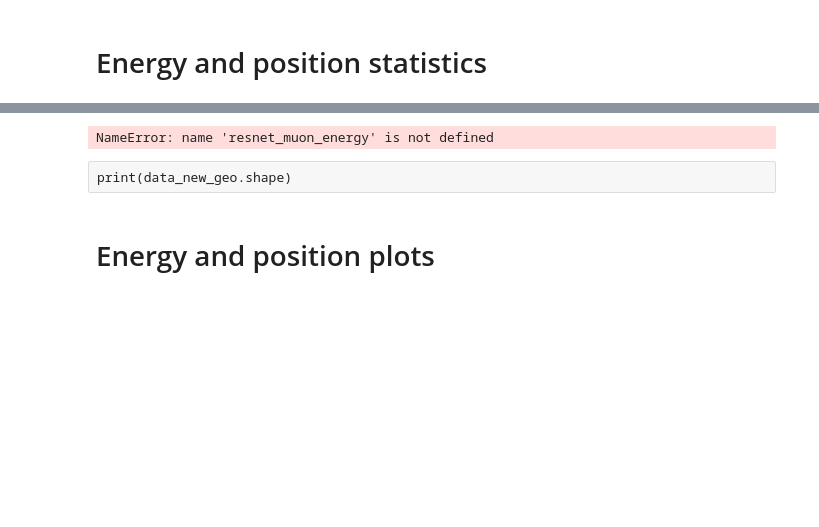
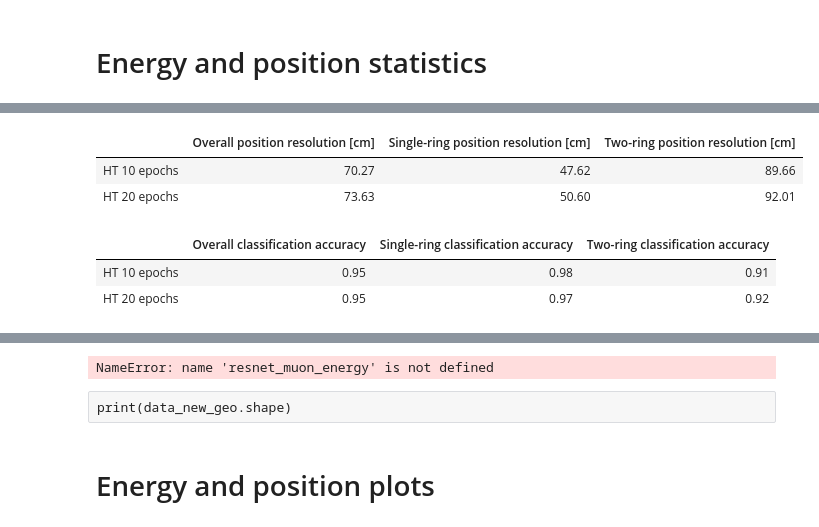
Before and after one commit to cid02219585/WatChMaL, a Jupyter notebook: regression_analysis_multi.ipynb, the cells around one changed output, grey strips where cells are left out. Cells and saved outputs as stored; diff of their text form; code cells hidden in the pictures; blank space fills up the shorter version.

```diff
--- a/regression_analysis_multi.ipynb
+++ b/regression_analysis_multi.ipynb
@@ -443,0 +357,5 @@ True
+# %%
+cuts_variable = apply_cuts_variable(data_variable)
+
+print(cuts_variable.shape)
+print("passing:", cuts_variable.sum())
@@ -1171,0 +452,40 @@ tabulate_statistics(e_position_mean, position_stats, position_stat_labels, posit
+# %%
+tabulate_statistics(
+    ht_variable_position_event,
+    quantities=[
+        "mean_position_3d_error_per_event",
+        "single_ring_mean_position_3d_error_per_event",
+        "two_ring_mean_position_3d_error_per_event",
+    ],
+    stat_labels=[
+        "Overall position resolution [cm]",
+        "Single-ring position resolution [cm]",
+        "Two-ring position resolution [cm]",
+    ],
+    statistic="resolution",
+    transpose=True,
+)
+# %% [output]
+|  | Overall position resolution [cm] | Single-ring position resolution [cm] | Two-ring position resolution [cm] |
+| HT 10 epochs | 70.27 | 47.62 | 89.66 |
+| HT 20 epochs | 73.63 | 50.60 | 92.01 |
+# %%
+tabulate_statistics(
+    ht_variable_position_event,
+    quantities=[
+        "ring_count_correct",
+        "single_ring_ring_count_correct",
+        "two_ring_ring_count_correct",
+    ],
+    stat_labels=[
+        "Overall classification accuracy",
+        "Single-ring classification accuracy",
+        "Two-ring classification accuracy",
+    ],
+    statistic="mean",
+    transpose=True,
+)
+# %% [output]
+|  | Overall classification accuracy | Single-ring classification accuracy | Two-ring classification accuracy |
+| HT 10 epochs | 0.95 | 0.98 | 0.91 |
+| HT 20 epochs | 0.95 | 0.97 | 0.92 |
```
Also changed, not shown: parts of 55 cells of this notebook, 5 other files.
